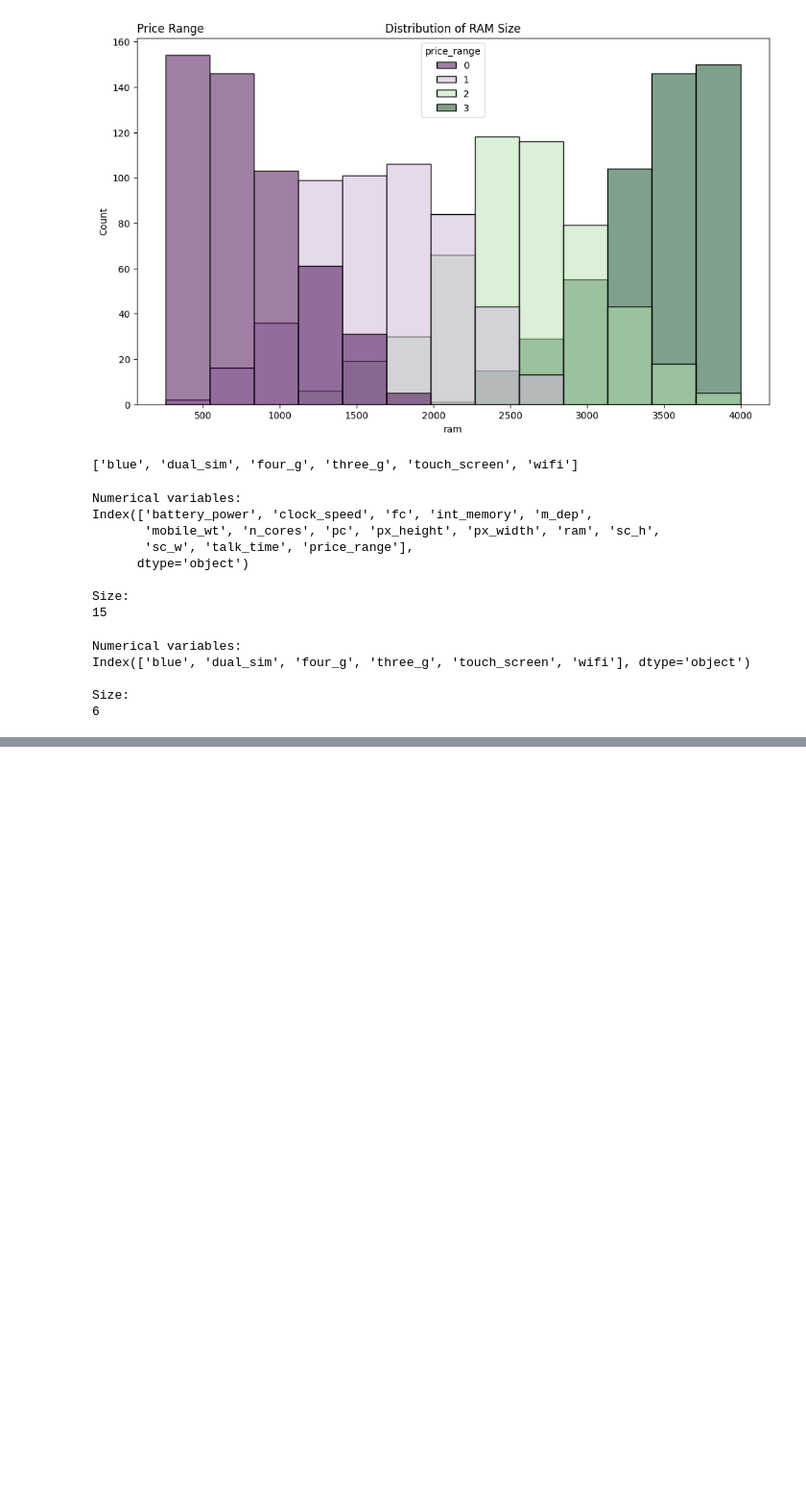
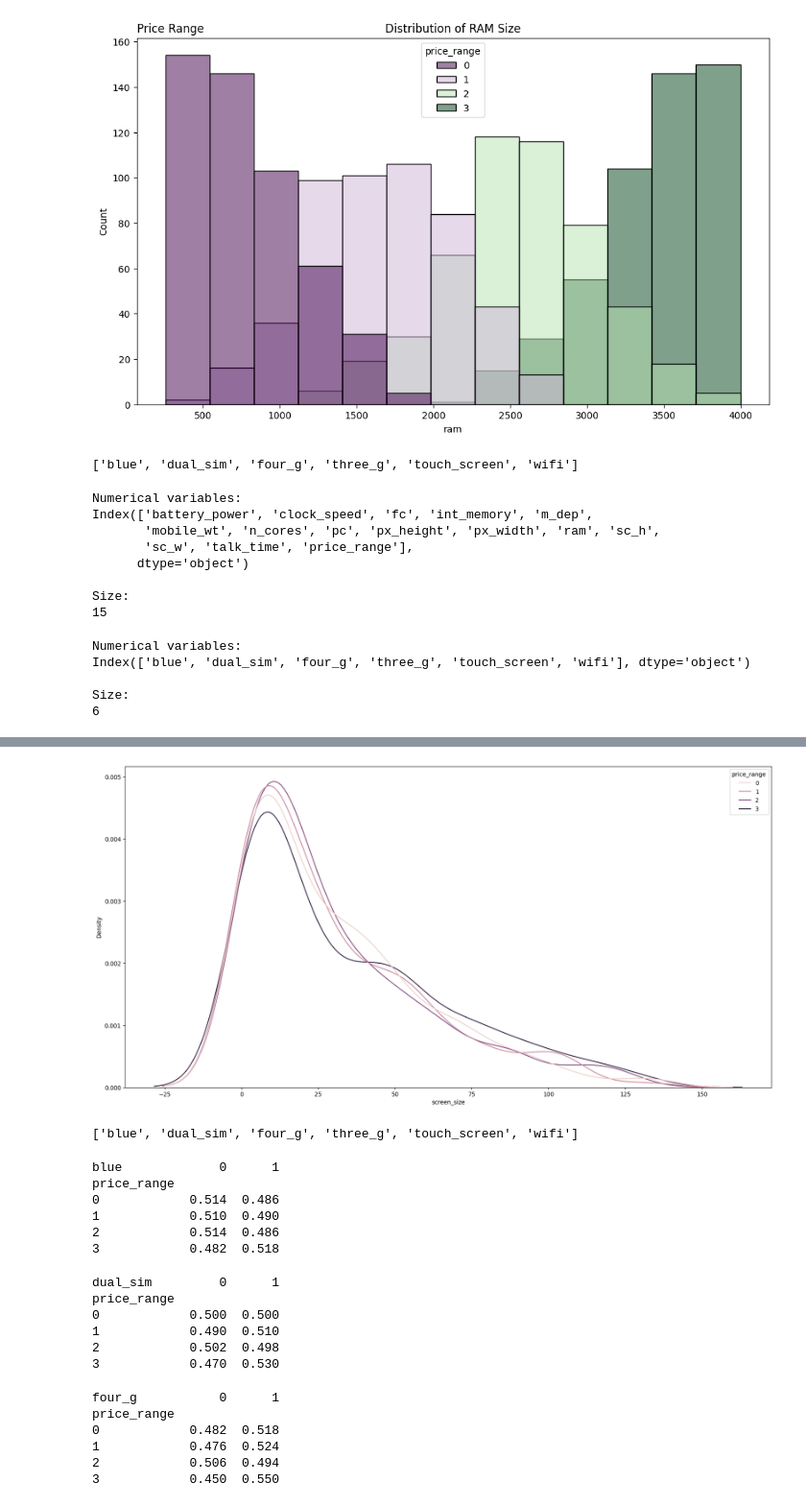
Before and after one commit to l-vice/Python, a Jupyter notebook: Introduction to Machine Learning with Python/02 - Supervised Learning/02pr_rf_mobdata.ipynb, the cells around one changed output, grey strips where cells are left out. Shown at 96% size. Drawn from its saved outputs; the diff is of its cells as text; code cells hidden in the pictures; blank space fills up the shorter version.

```diff
--- a/Introduction to Machine Learning with Python/02 - Supervised Learning/02pr_rf_mobdata.ipynb
+++ b/Introduction to Machine Learning with Python/02 - Supervised Learning/02pr_rf_mobdata.ipynb
@@ -278,0 +375,10 @@ grr = scatter_matrix(numerical_variables_df, c=y, figsize=(15,15),
+# %%
+plt.figure(figsize=(20, 10))
+sns.kdeplot(data=mob, x = 'screen_size', hue='price_range')
+plt.show()
+# %% [output]
+[figure, added]
+# %%
+categoricals
+# %% [output]
+['blue', 'dual_sim', 'four_g', 'three_g', 'touch_screen', 'wifi']
@@ -278,0 +387,34 @@ grr = scatter_matrix(numerical_variables_df, c=y, figsize=(15,15),
+# %%
+# bluetooth
+
+prop_table = pd.crosstab(mob['price_range'], mob['blue'], normalize='index')
+print(prop_table)
+# %% [output]
+blue             0      1
+price_range
+0            0.514  0.486
+1            0.510  0.490
+2            0.514  0.486
+3            0.482  0.518
+# %%
+# Dual Sim
+prop_table = pd.crosstab(mob['price_range'], mob['dual_sim'], normalize='index')
+print(prop_table)
+# %% [output]
+dual_sim         0      1
+price_range
+0            0.500  0.500
+1            0.490  0.510
+2            0.502  0.498
+3            0.470  0.530
+# %%
+# Four G
+prop_table = pd.crosstab(mob['price_range'], mob['four_g'], normalize='index')
+print(prop_table)
+# %% [output]
+four_g           0      1
+price_range
+0            0.482  0.518
+1            0.476  0.524
+2            0.506  0.494
+3            0.450  0.550
```
Also changed, not shown: parts of 45 cells of this notebook.
